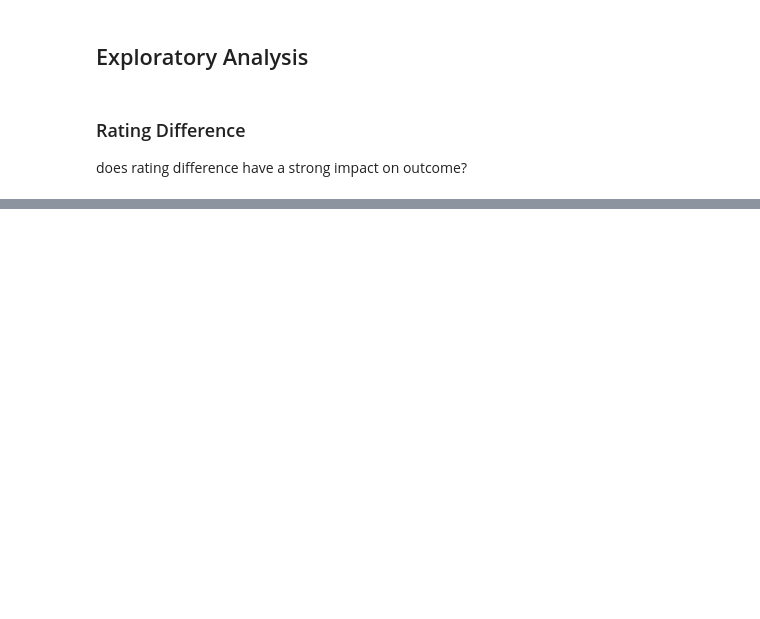
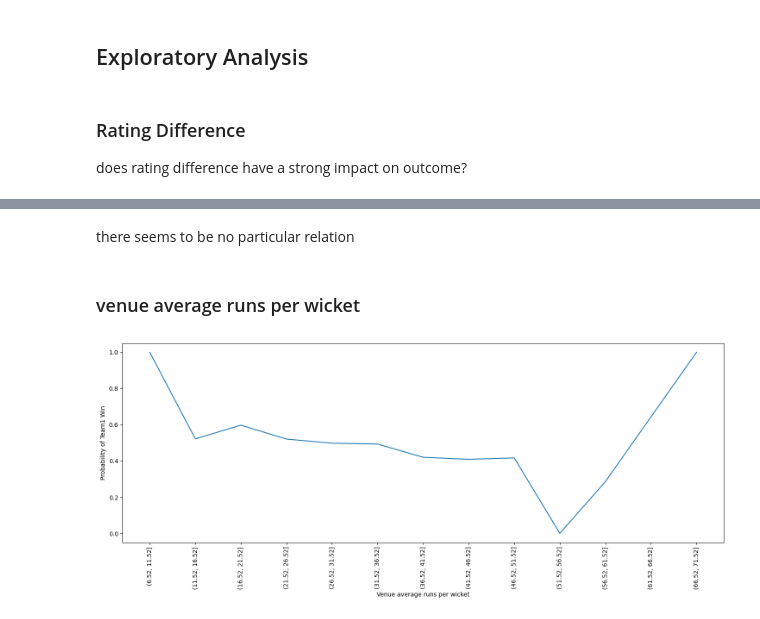
Before and after one commit to zishan044/t20_win_predictor, a Jupyter notebook: notebooks/EDA.ipynb, the cells around one changed output, grey strips where cells are left out. Cells and saved outputs as stored; diff of their text form; code cells hidden in the pictures; blank space fills up the shorter version.

```diff
--- a/notebooks/EDA.ipynb
+++ b/notebooks/EDA.ipynb
@@ -94,0 +212,24 @@ plt.show()
+# %% [markdown]
+there seems to be no particular relation
+# %% [markdown]
+### venue average runs per wicket
+# %%
+min_rpw = df.venue_avg_runs_per_wicket.min()
+max_rpw = df.venue_avg_runs_per_wicket.max()
+
+df['rpw_bucket'] = pd.cut(
+    df['venue_avg_runs_per_wicket'],
+    bins=np.arange(min_rpw - 2.0, max_rpw + 2.0, 5)
+)
+
+
+prob_by_bucket = df.groupby('rpw_bucket')['team1_win'].mean()
+
+plt.figure(figsize=(18,6))
+sns.lineplot(x=prob_by_bucket.index.astype(str), y=prob_by_bucket.values)
+plt.xticks(rotation=90)
+plt.xlabel("Venue average runs per wicket")
+plt.ylabel("Probability of Team1 Win")
+plt.show()
+# %% [output]
+[figure, added]
```
Also changed, not shown: parts of 23 cells of this notebook, 1 other file.
